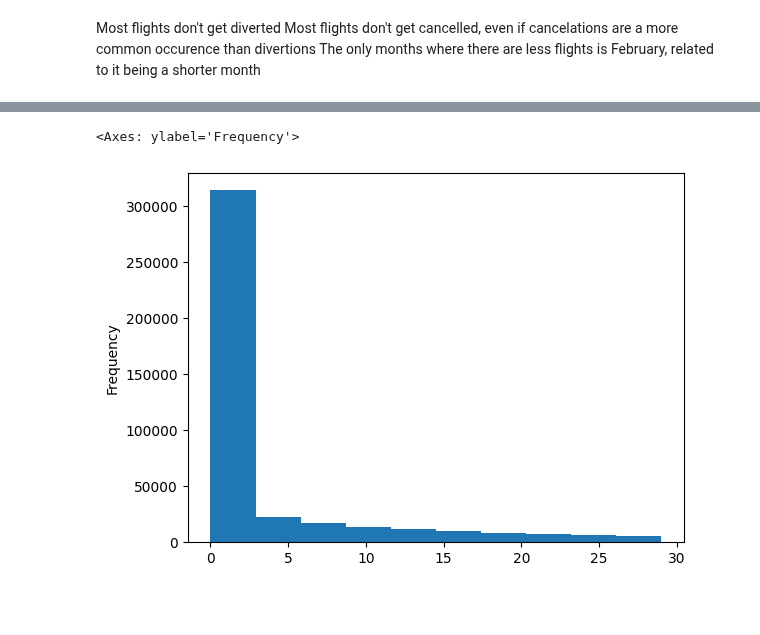
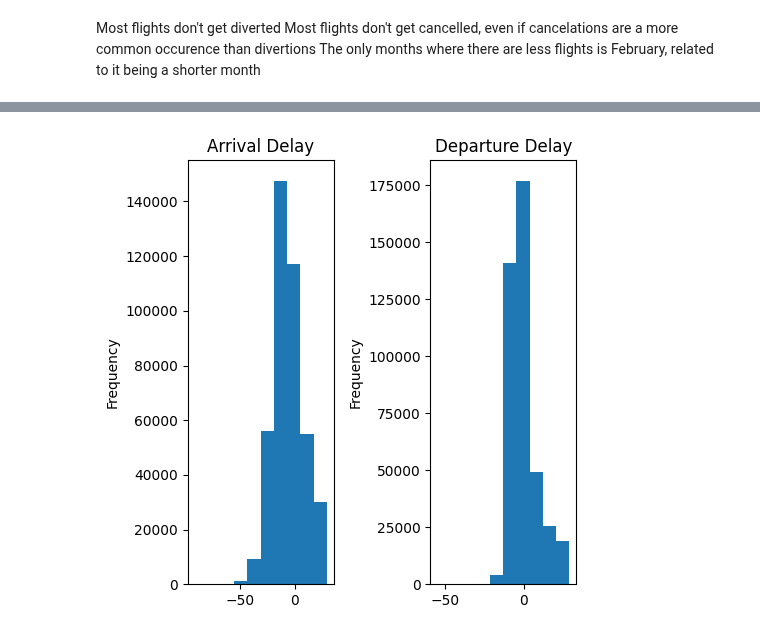
Before and after one commit to Diegomca98/final-project, a Jupyter notebook: src/project.ipynb, the cells around one changed output, grey strips where cells are left out. Drawn from its saved outputs; the diff is of its cells as text; code cells hidden in the pictures; blank space fills up the shorter version.

```diff
--- a/src/project.ipynb
+++ b/src/project.ipynb
@@ -720,5 +724,0 @@ KeyboardInterrupt:
-# %%
-df.query('DepDelayMinutes < 30')['DepDelayMinutes'].plot(kind='hist')
-# %% [output]
-<Axes: ylabel='Frequency'>
-[figure, removed]
@@ -727,3 +725,12 @@ filtered_df = df[df['Cancelled'] == 1]
+# %%
+fig, axis = plt.subplots(1, 2, figsize = (5, 5))
+df.query('ArrDelay < 30')['ArrDelay'].plot(kind='hist', ax=axis[0], title='Arrival Delay')
+df.query('DepDelay < 30')['DepDelay'].plot(kind='hist', ax=axis[1], title='Departure Delay')
+plt.tight_layout()
+
+plt.show()
+# %% [output]
+[figure, added]
 # %%
 fig, axis = plt.subplots(figsize = (10, 13))
 
```
Also changed, not shown: parts of 16 cells of this notebook.
